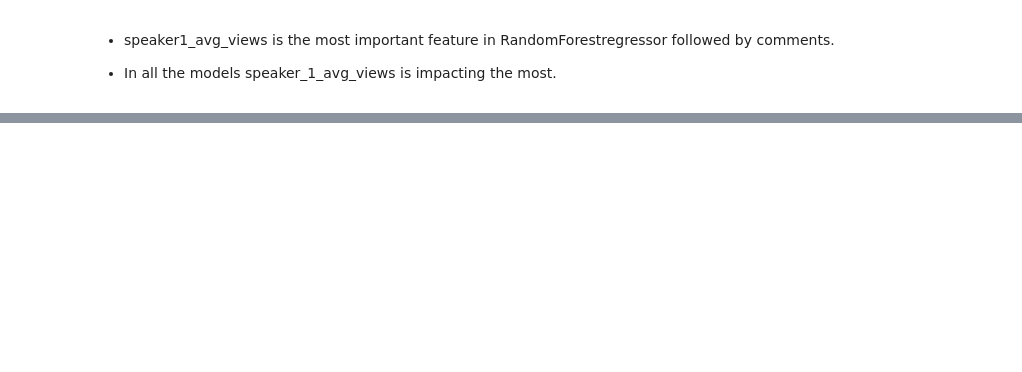
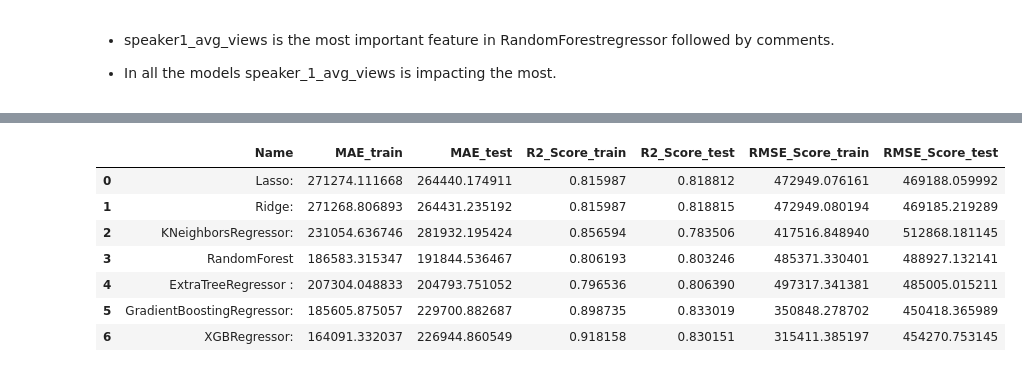
Before and after one commit to Shantanuh10/Ted-Talk-Views-Prediction-Project, a Jupyter notebook: Capstone_project_2_Ted_Talks.ipynb, the cells around one changed output, grey strips where cells are left out. Cells and saved outputs as stored; diff of their text form; code cells hidden in the pictures; blank space fills up the shorter version.

```diff
--- a/Capstone_project_2_Ted_Talks.ipynb
+++ b/Capstone_project_2_Ted_Talks.ipynb
@@ -1503,0 +1524,27 @@ plt.show()
+# %%
+#Defining all these models
+models = [
+           ['Lasso: ', Lasso()],
+           ['Ridge: ', Ridge()],
+           ['KNeighborsRegressor: ',  neighbors.KNeighborsRegressor()],
+           ['RandomForest ',RandomForestRegressor(criterion='mae',max_depth=6,min_samples_leaf=30,min_samples_split=80,n_estimators=150,random_state=42)],
+           ['ExtraTreeRegressor :',ExtraTreesRegressor(criterion='mae',max_depth=6, min_samples_leaf=40,min_samples_split=100, n_estimators=50)],
+           ['GradientBoostingRegressor: ', GradientBoostingRegressor()] ,
+           ['XGBRegressor: ', xgb.XGBRegressor(base_score=0.5, booster='gbtree',colsample_bytree=1, gamma=0,importance_type='gain', learning_rate=0.1,max_depth=4, min_samples_leaf=40,
+             min_samples_split=150, n_estimators=80)]
+        ]
+# %%
+#Let's run all the models and store the scores
+model_data = []
+for name,curr_model in models :
+    curr_model_data = {}
+    curr_model.random_state = 78
+    curr_model_data["Name"] = name
+    curr_model.fit(X_train,y_train)
+    curr_model_data["MAE_train"] =metrics.mean_absolute_error(y_train, curr_model.predict(X_train))
+    curr_model_data["MAE_test"] =metrics.mean_absolute_error(y_test, curr_model.predict(X_test))
+    curr_model_data["R2_Score_train"] = r2_score(y_train,curr_model.predict(X_train))
+    curr_model_data["R2_Score_test"] = r2_score(y_test,curr_model.predict(X_test))
+    curr_model_data["RMSE_Score_train"] = np.sqrt(mean_squared_error(y_train,curr_model.predict(X_train)))
+    curr_model_data["RMSE_Score_test"] = np.sqrt(mean_squared_error(y_test,curr_model.predict(X_test)))
+    model_data.append(curr_model_data)
@@ -1503,0 +1553,13 @@ plt.show()
+# %%
+#printing the results dataframe
+results_df = pd.DataFrame(model_data)
+results_df
+# %% [output]
+|  | Name | MAE_train | MAE_test | R2_Score_train | R2_Score_test | RMSE_Score_train | RMSE_Score_test |
+| 0 | Lasso: | 271274.111668 | 264440.174911 | 0.815987 | 0.818812 | 472949.076161 | 469188.059992 |
+| 1 | Ridge: | 271268.806893 | 264431.235192 | 0.815987 | 0.818815 | 472949.080194 | 469185.219289 |
+| 2 | KNeighborsRegressor: | 231054.636746 | 281932.195424 | 0.856594 | 0.783506 | 417516.848940 | 512868.181145 |
+| 3 | RandomForest | 186583.315347 | 191844.536467 | 0.806193 | 0.803246 | 485371.330401 | 488927.132141 |
+| 4 | ExtraTreeRegressor : | 207304.048833 | 204793.751052 | 0.796536 | 0.806390 | 497317.341381 | 485005.015211 |
+| 5 | GradientBoostingRegressor: | 185605.875057 | 229700.882687 | 0.898735 | 0.833019 | 350848.278702 | 450418.365989 |
+| 6 | XGBRegressor: | 164091.332037 | 226944.860549 | 0.918158 | 0.830151 | 315411.385197 | 454270.753145 |
```
Also changed, not shown: parts of 23 cells of this notebook.
